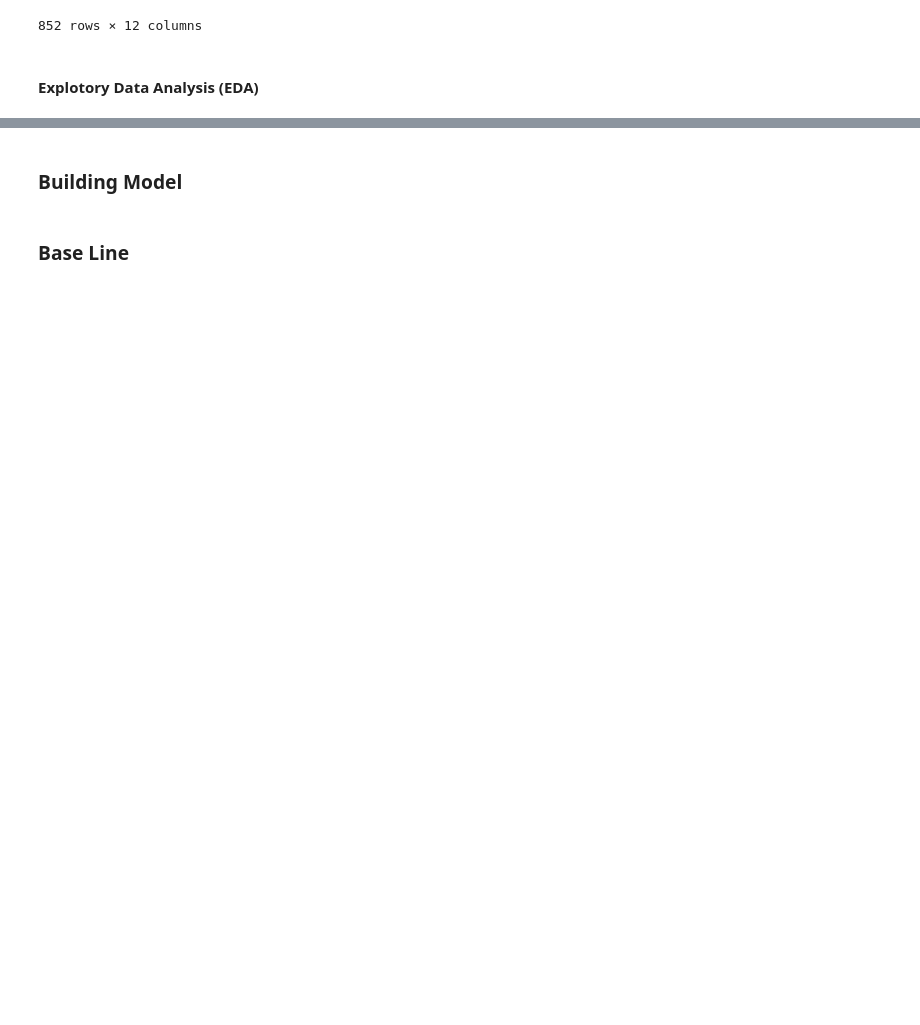
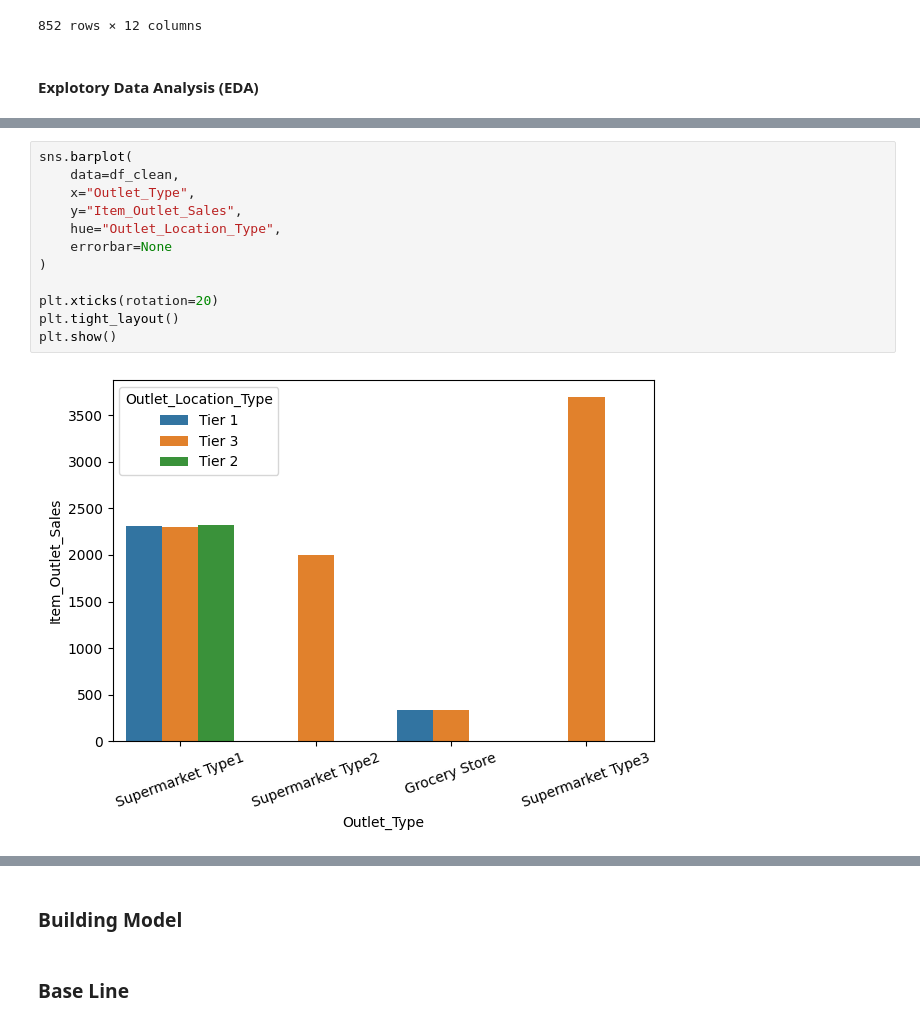
Before and after one commit to Solomon-hub23/data-science-project, a Jupyter notebook: bigmart-sales-prediction/Notebook/bigmart.ipynb, the cells around one changed output, grey strips where cells are left out. Saved outputs shown, nothing was run; the diff lists cells and outputs as text; blank space fills up the shorter version.

```diff
--- a/bigmart-sales-prediction/Notebook/bigmart.ipynb
+++ b/bigmart-sales-prediction/Notebook/bigmart.ipynb
@@ -280 +327,15 @@ df[["Item_Weight", "Item_Visibility", "Item_MRP", "Item_Outlet_Sales"]].describe
+# %%
+sns.barplot(
+    data=df_clean,
+    x="Outlet_Type",
+    y="Item_Outlet_Sales",
+    hue="Outlet_Location_Type",
+    errorbar=None
+)
+
+plt.xticks(rotation=20)
+plt.tight_layout()
+plt.show()
+# %% [output]
+[figure, added]
 # %%
```
Also changed, not shown: parts of 46 cells of this notebook.
